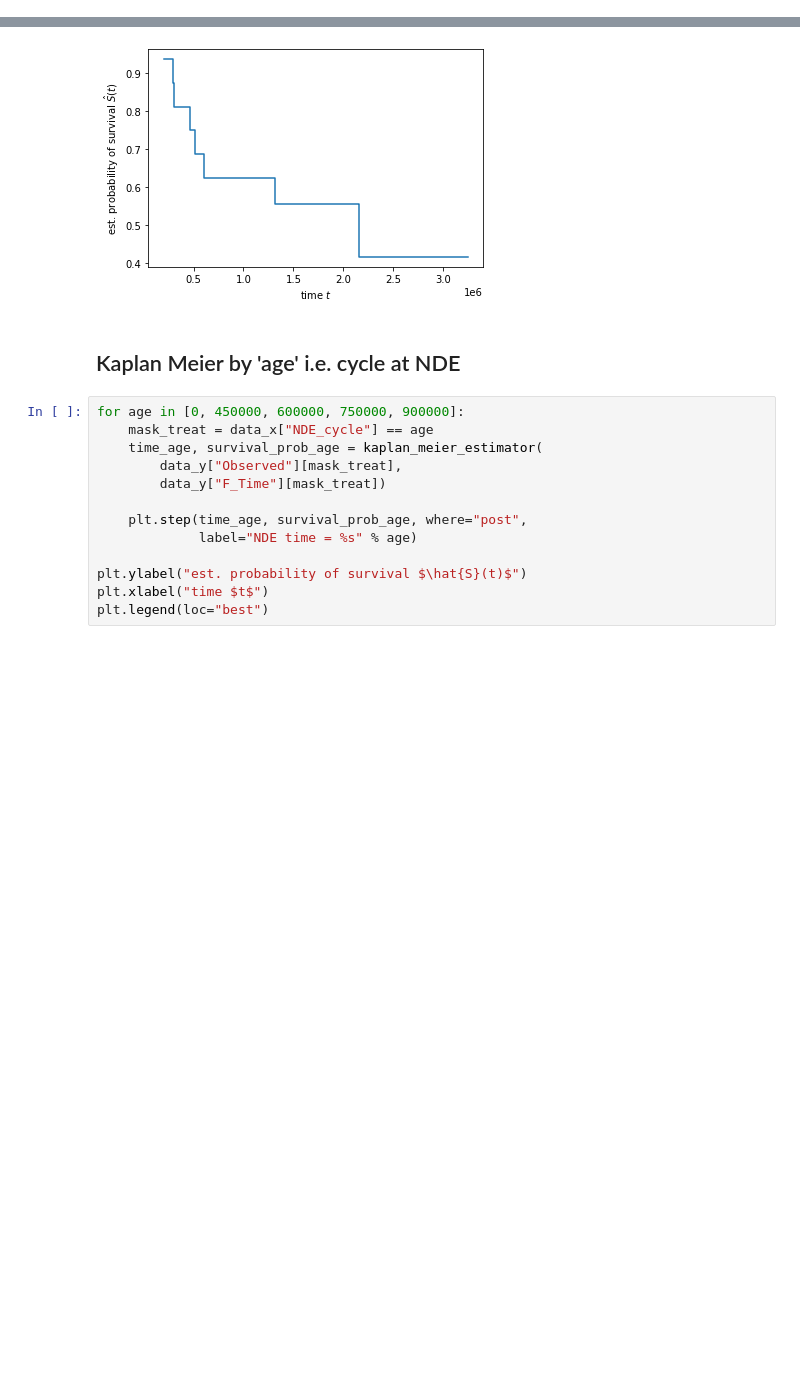
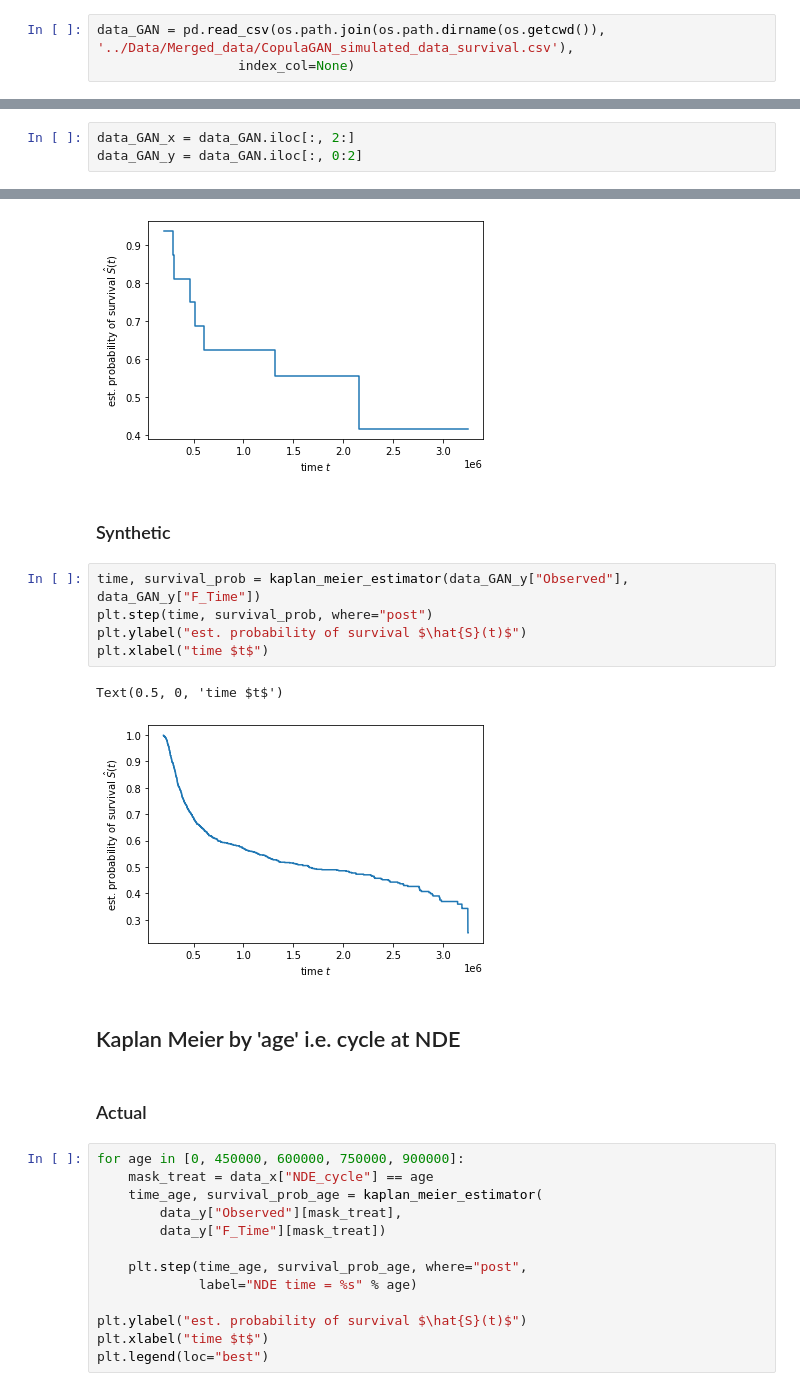
Before and after one commit to Marie-anneMawhin/Oct20_EPRI, a Jupyter notebook: Task3/NB/NB_data_modelling/Scikit_survival_intro.ipynb, the cells around one changed output, grey strips where cells are left out. Saved outputs shown, nothing was run; the diff lists cells and outputs as text; blank space fills up the shorter version.

Commit message:
added synthetic data

```diff
--- a/Task3/NB/NB_data_modelling/Scikit_survival_intro.ipynb
+++ b/Task3/NB/NB_data_modelling/Scikit_survival_intro.ipynb
@@ -11,6 +11,9 @@ from lifelines.plotting import plot_lifetimes
 # %%
 data = pd.read_csv(os.path.join(os.path.dirname(os.getcwd()), '../Data/Merged_data/Survival_df.csv'),
                   index_col=0)
+# %%
+data_GAN = pd.read_csv(os.path.join(os.path.dirname(os.getcwd()), '../Data/Merged_data/CopulaGAN_simulated_data_survival.csv'),
+                  index_col=None)
 # %%
 data_x = data.iloc[:, 2:]
 data_y = data.iloc[:, 0:2]
@@ -45,0 +20,3 @@ array([10.922288  ,  1.98728473,  3.6399262 , 14.16461986,  2.9674612 ,
+# %%
+data_GAN_x = data_GAN.iloc[:, 2:]
+data_GAN_y = data_GAN.iloc[:, 0:2]
@@ -68,8 +51,20 @@ plt.xlabel("time $t$")
 # %% [output]
 Text(0.5, 0, 'time $t$')
 [figure]
+# %% [markdown]
+### Synthetic
+# %%
+time, survival_prob = kaplan_meier_estimator(data_GAN_y["Observed"], data_GAN_y["F_Time"])
+plt.step(time, survival_prob, where="post")
+plt.ylabel("est. probability of survival $\hat{S}(t)$")
+plt.xlabel("time $t$")
+# %% [output]
+Text(0.5, 0, 'time $t$')
+[figure, added]
 # %% [markdown]
 ## Kaplan Meier by 'age' i.e. cycle at NDE
+# %% [markdown]
+### Actual
 # %%
 for age in [0, 450000, 600000, 750000, 900000]:
     mask_treat = data_x["NDE_cycle"] == age
```
Also changed, not shown: parts of 8 cells of this notebook.
